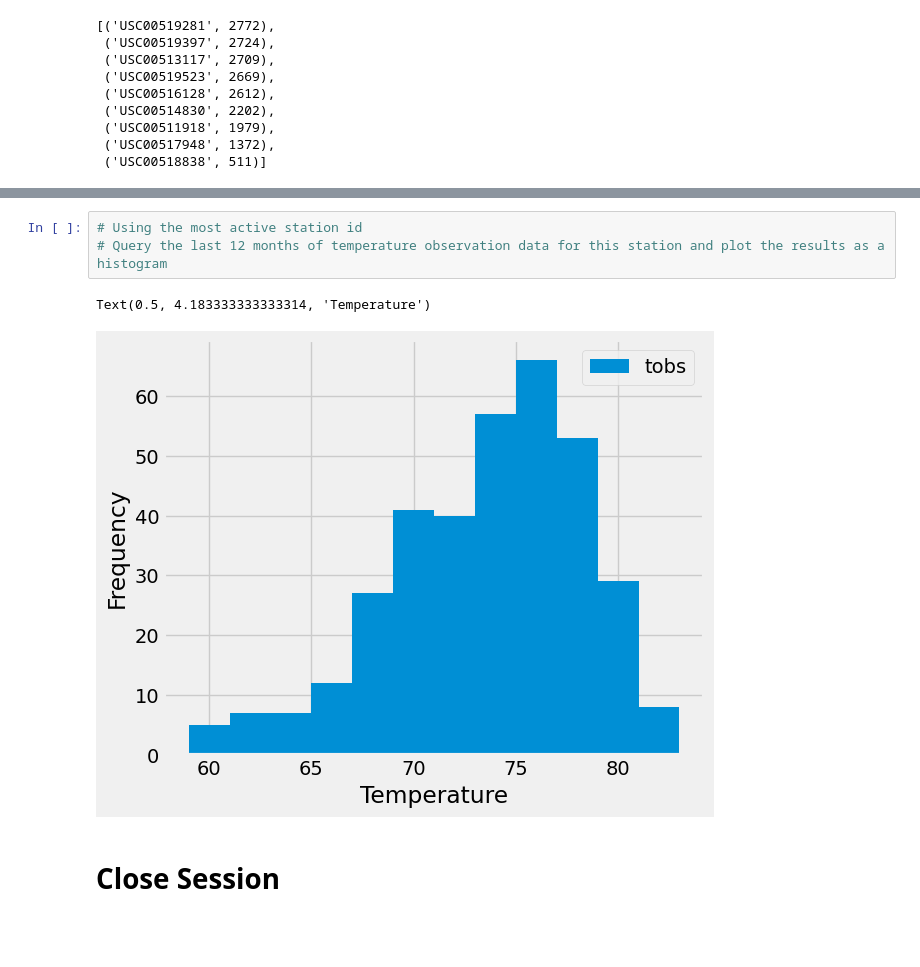
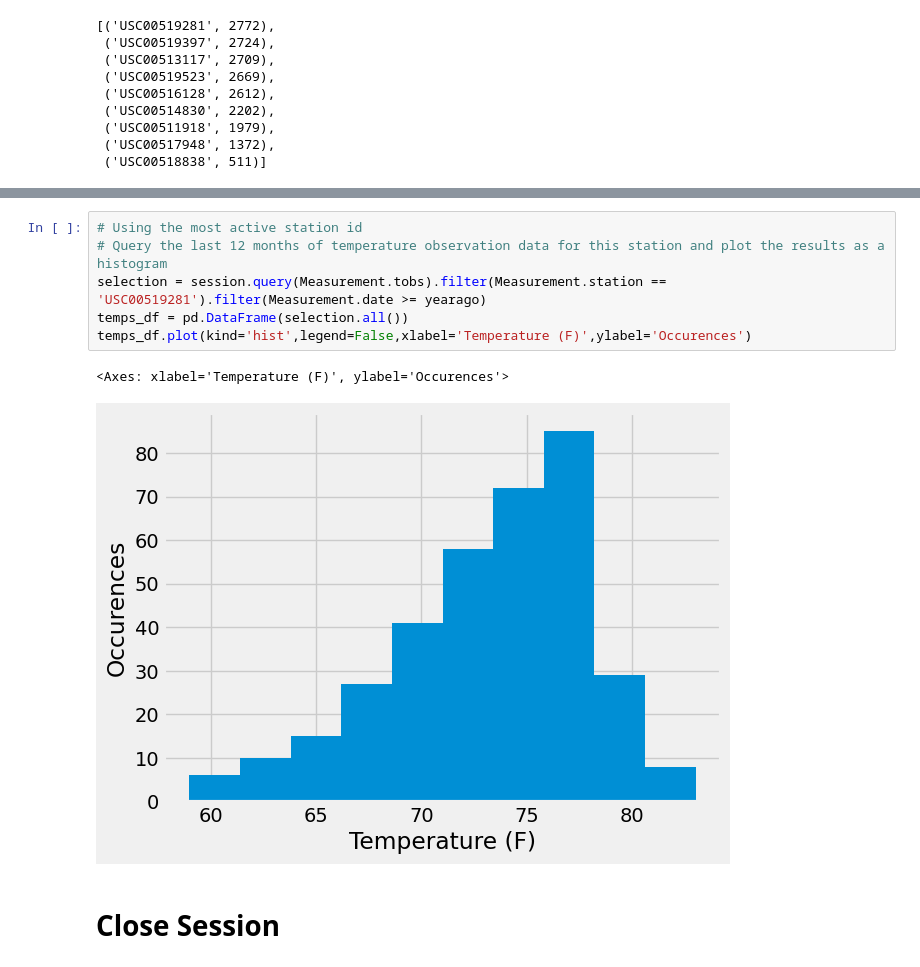
Before and after one commit to jlyadon/sqlalchemy-challenge, a Jupyter notebook: SurfsUp/climate_starter.ipynb, the cells around one changed output, grey strips where cells are left out. Saved outputs shown, nothing was run; the diff lists cells and outputs as text; blank space fills up the shorter version.

```diff
--- a/SurfsUp/climate_starter.ipynb
+++ b/SurfsUp/climate_starter.ipynb
@@ -131,9 +132,12 @@ session.query(Measurement.station, func.count(Measurement.station)).group_by(Mea
 # %%
 # Using the most active station id
 # Query the last 12 months of temperature observation data for this station and plot the results as a histogram
+selection = session.query(Measurement.tobs).filter(Measurement.station == 'USC00519281').filter(Measurement.date >= yearago)
+temps_df = pd.DataFrame(selection.all())
+temps_df.plot(kind='hist',legend=False,xlabel='Temperature (F)',ylabel='Occurences')
 # %% [output]
-Text(0.5, 4.183333333333314, 'Temperature')
+<Axes: xlabel='Temperature (F)', ylabel='Occurences'>
-[figure, old version]
+[figure, new version]
 # %% [markdown]
 # Close Session
 # %%
```
Also changed, not shown: parts of 1 cell of this notebook.
